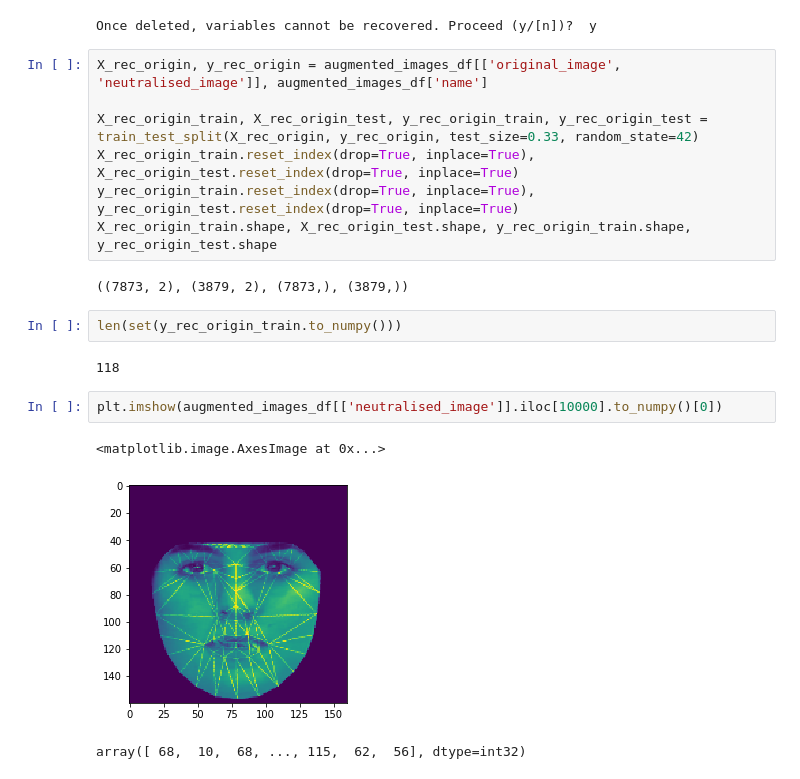
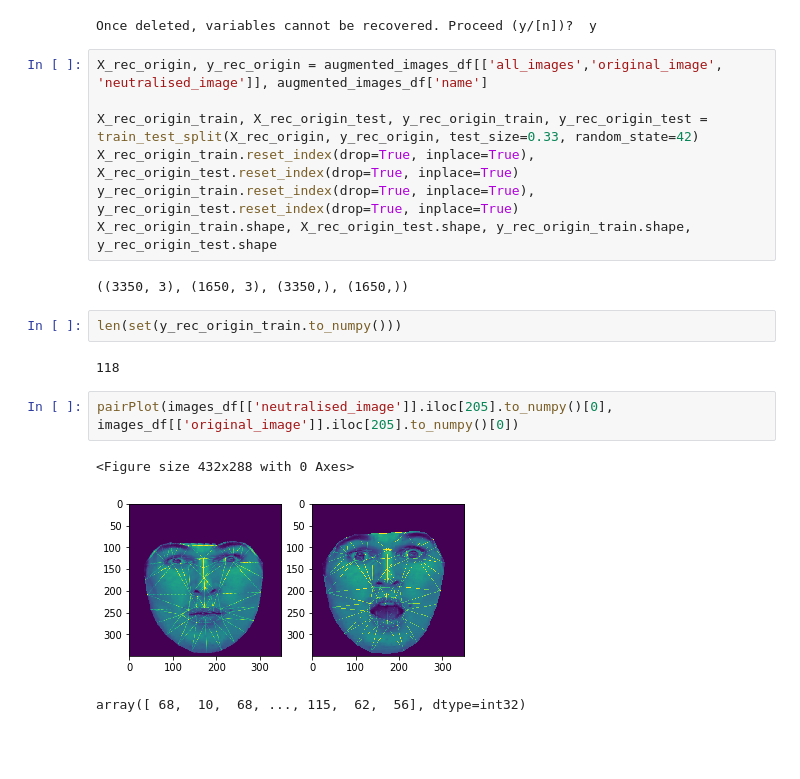
Before and after one commit to maxxiefjv/ACVPR-ExpressionInvariantFaceRecognition, a Jupyter notebook: Final Project Results/FaceRecognition(1).ipynb, the cells around one changed output. Saved outputs shown, nothing was run; the diff lists cells and outputs as text; blank space fills up the shorter version.

```diff
--- a/Final Project Results/FaceRecognition(1).ipynb
+++ b/Final Project Results/FaceRecognition(1).ipynb
@@ -258,23 +271,23 @@ augmented_images_df.head(3)
 # %% [output]
 Once deleted, variables cannot be recovered. Proceed (y/[n])?  y
 # %%
-X_rec_origin, y_rec_origin = augmented_images_df[['original_image', 'neutralised_image']], augmented_images_df['name']
+X_rec_origin, y_rec_origin = augmented_images_df[['all_images','original_image', 'neutralised_image']], augmented_images_df['name']
 
 X_rec_origin_train, X_rec_origin_test, y_rec_origin_train, y_rec_origin_test = train_test_split(X_rec_origin, y_rec_origin, test_size=0.33, random_state=42)
 X_rec_origin_train.reset_index(drop=True, inplace=True), X_rec_origin_test.reset_index(drop=True, inplace=True)
 y_rec_origin_train.reset_index(drop=True, inplace=True), y_rec_origin_test.reset_index(drop=True, inplace=True)
 X_rec_origin_train.shape, X_rec_origin_test.shape, y_rec_origin_train.shape, y_rec_origin_test.shape
 # %% [output]
-((7873, 2), (3879, 2), (7873,), (3879,))
+((3350, 3), (1650, 3), (3350,), (1650,))
 # %%
 len(set(y_rec_origin_train.to_numpy()))
 # %% [output]
 118
-# %%
-plt.imshow(augmented_images_df[['neutralised_image']].iloc[10000].to_numpy()[0])
-# %% [output]
-<matplotlib.image.AxesImage at 0x...>
-[figure, removed]
+# %%
+pairPlot(images_df[['neutralised_image']].iloc[205].to_numpy()[0], images_df[['original_image']].iloc[205].to_numpy()[0])
+# %% [output]
+<Figure size 432x288 with 0 Axes>
+[figure, added]
 # %%
 # %% [output]
 array([ 68,  10,  68, ..., 115,  62,  56], dtype=int32)
```
Also changed, not shown: parts of 10 cells of this notebook, 2 other files.
